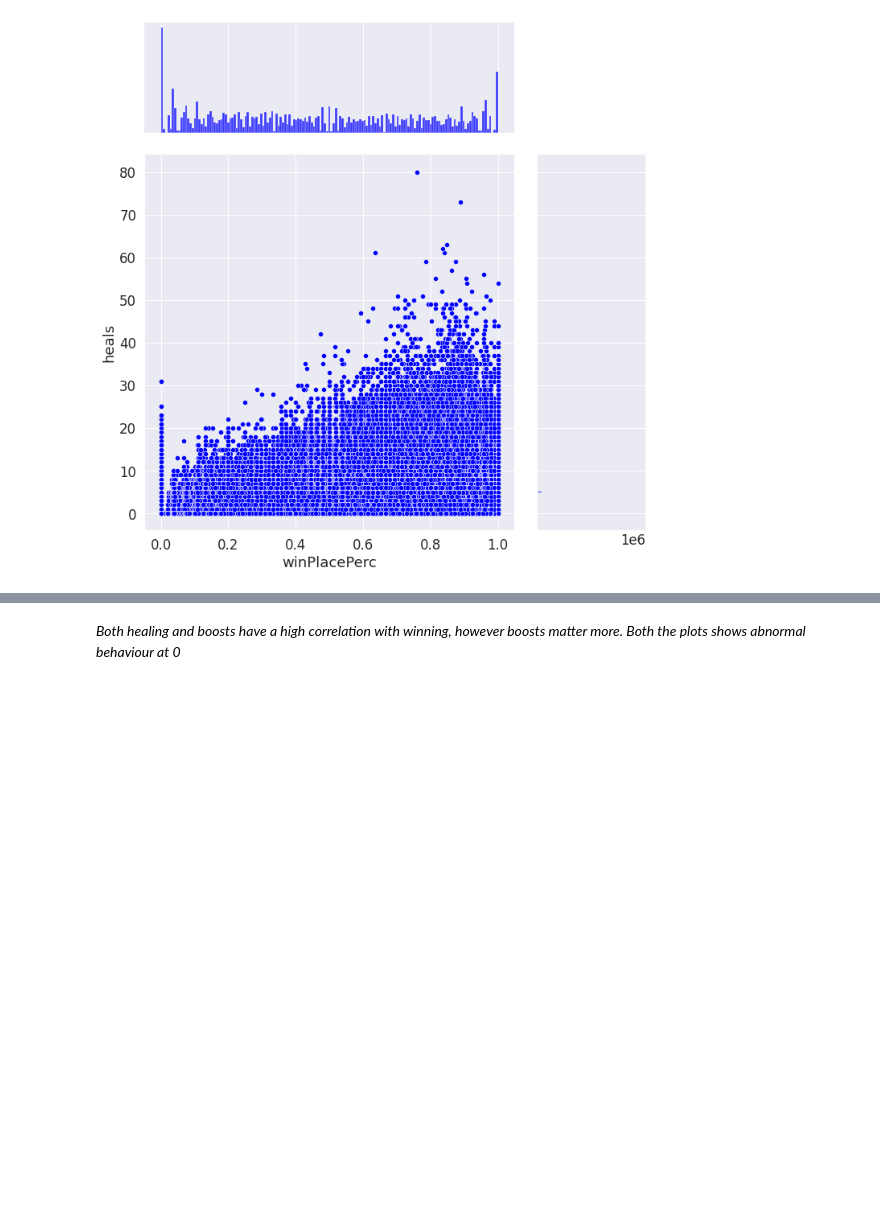
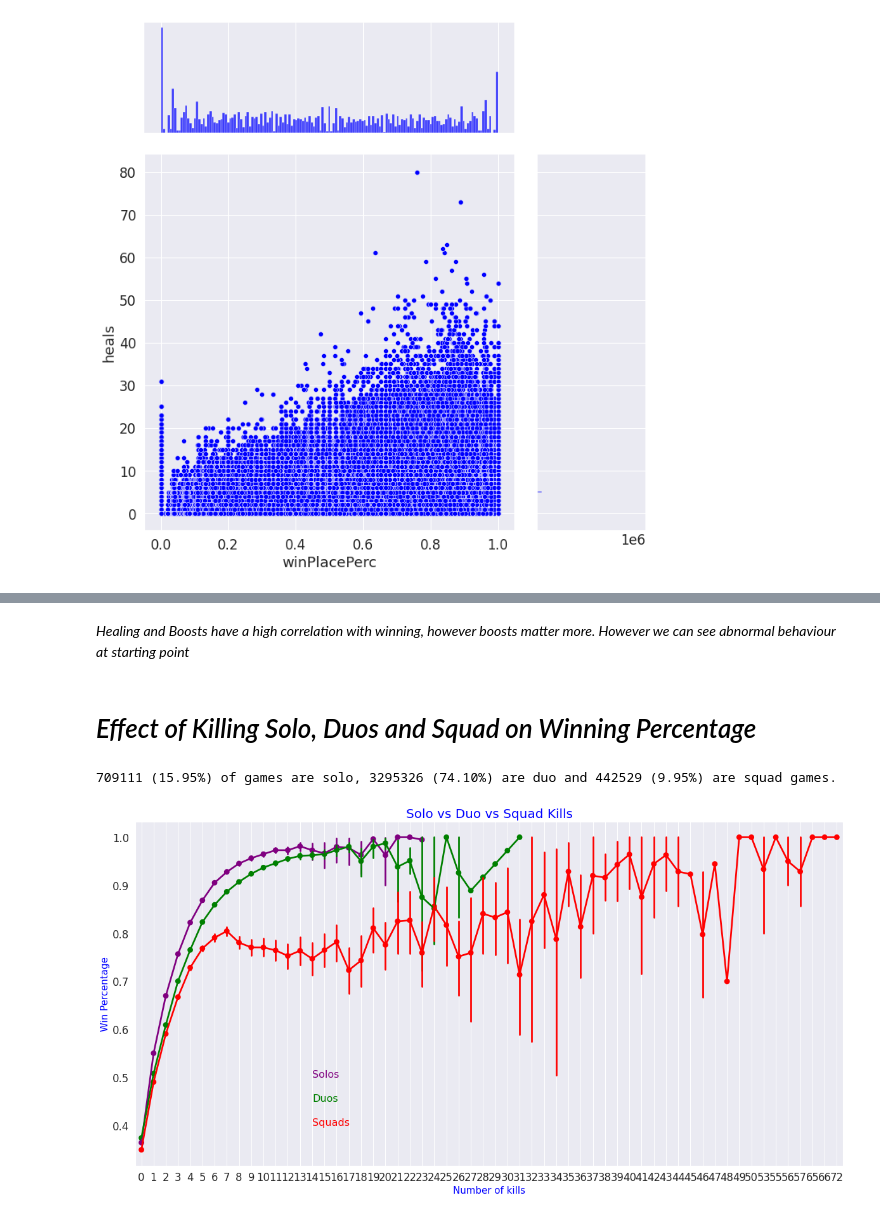
Before and after one commit to ANKITSHARMA98/PUBG-Data-Analysis, a Jupyter notebook: PUBG.ipynb, the cells around one changed output, grey strips where cells are left out. Saved outputs shown, nothing was run; the diff lists cells and outputs as text; code cells hidden in the pictures; blank space fills up the shorter version.

```diff
--- a/PUBG.ipynb
+++ b/PUBG.ipynb
@@ -322,2 +323,26 @@ plt.show()
 # %% [markdown]
-*Both healing and boosts have a high correlation with winning, however boosts matter more. Both the plots shows abnormal behaviour at 0*
+*Healing and Boosts have a high correlation with winning, however boosts matter more. However we can see abnormal behaviour at starting point*
+# %% [markdown]
+# *Effect of Killing  Solo, Duos and Squad on Winning Percentage*
+# %%
+solos = train[train['numGroups']>50] #Solo game > 50 players
+duos = train[(train['numGroups']>25) & (train['numGroups']<=50)] #for Duo max 50duos
+squads = train[train['numGroups']<=25] # For Squad max 25squads
+print("{} ({:.2f}%) of games are solo, {} ({:.2f}%) are duo and {} ({:.2f}%) are squad games.".format(len(solos), 100*len(solos)/len(train), len(duos), 100*len(duos)/len(train), len(squads), 100*len(squads)/len(train),))
+# %% [output]
+709111 (15.95%) of games are solo, 3295326 (74.10%) are duo and 442529 (9.95%) are squad games.
+# %%
+f,ax1 = plt.subplots(figsize =(20,10))
+sns.pointplot(x='kills',y='winPlacePerc',data=solos,color='purple',alpha=0.6)
+sns.pointplot(x='kills',y='winPlacePerc',data=duos,color='green',alpha=0.6)
+sns.pointplot(x='kills',y='winPlacePerc',data=squads,color='red',alpha=0.6)
+plt.text(14,0.5,'Solos',color='purple',fontsize = 16)
+plt.text(14,0.45,'Duos',color='green',fontsize = 16)
+plt.text(14,0.4,'Squads',color='red',fontsize = 16)
+plt.xlabel('Number of kills',fontsize = 15,color='blue')
+plt.ylabel('Win Percentage',fontsize = 15,color='blue')
+plt.title('Solo vs Duo vs Squad Kills',fontsize = 20,color='blue')
+plt.grid()
+plt.show()
+# %% [output]
+[figure, added]
```
Also changed, not shown: parts of 11 cells of this notebook.
